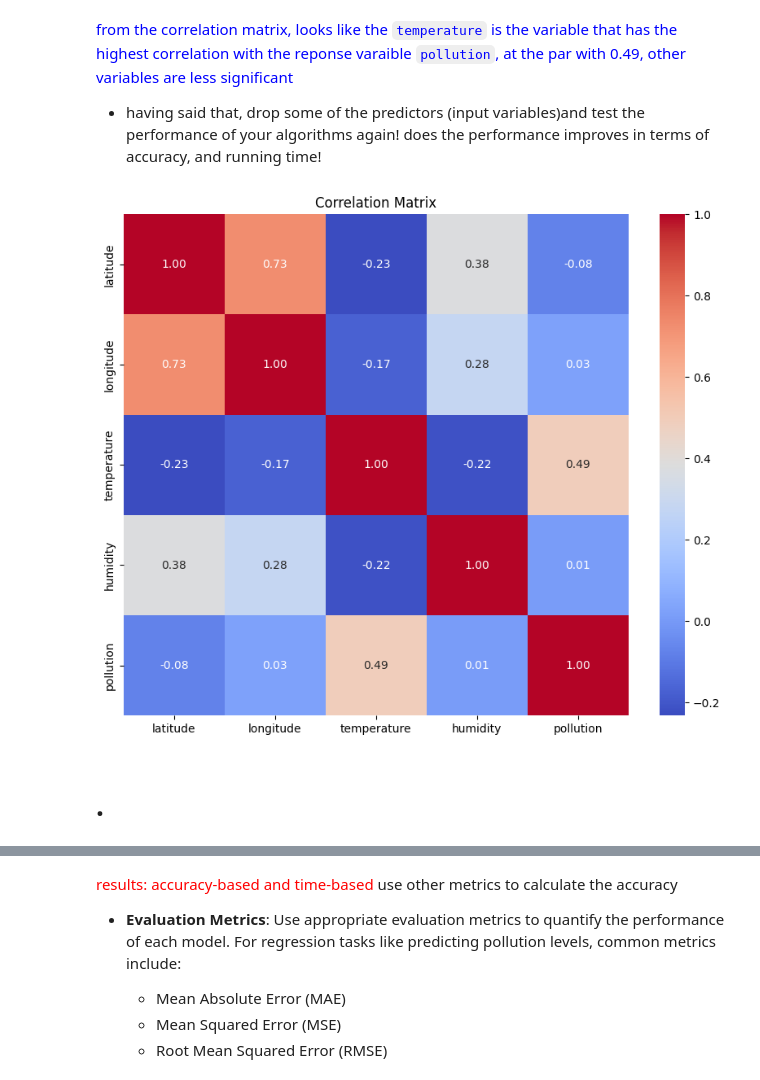
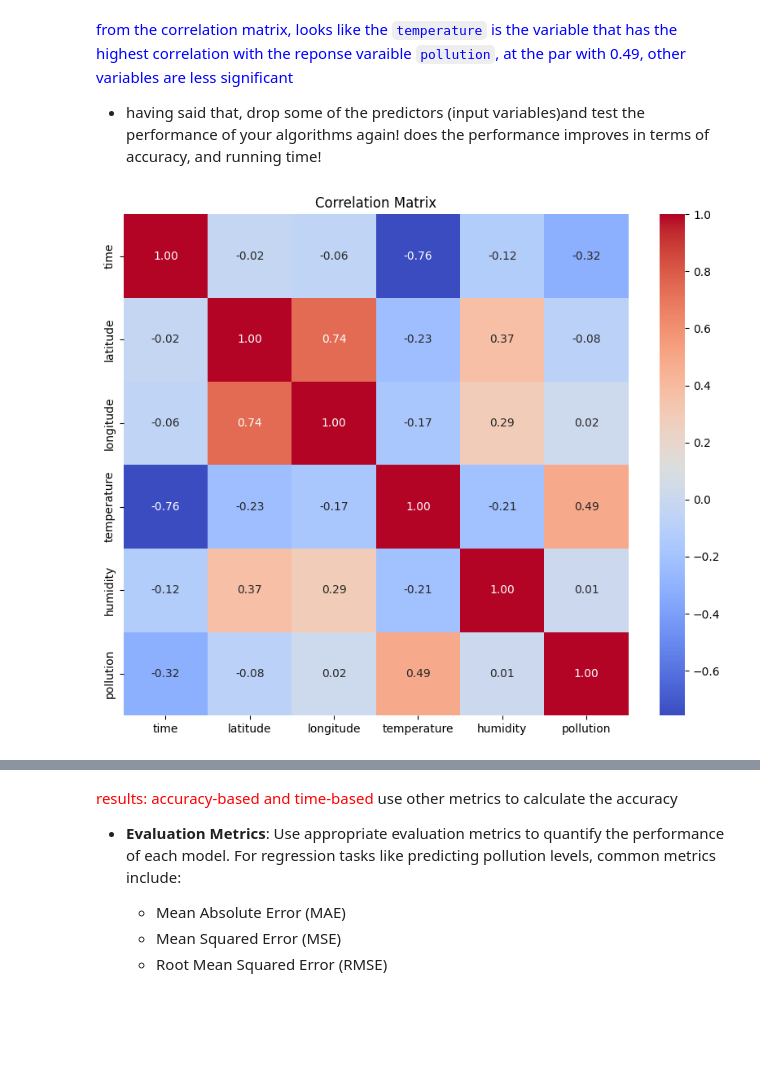
Before and after one commit to Dr-Isam-ALJAWARNEH/ds-project-lstm-forecasting, a Jupyter notebook: code/Project01_LSTM.ipynb, the cells around one changed output, grey strips where cells are left out. Saved outputs shown, nothing was run; the diff lists cells and outputs as text; code cells hidden in the pictures; blank space fills up the shorter version.

```diff
--- a/code/Project01_LSTM.ipynb
+++ b/code/Project01_LSTM.ipynb
@@ -249,0 +311,5 @@ merged_data.head()
+# %%
+# Taking 80% of data from each geohashed value
+stratified_proportions = merged_data['geohash'].value_counts().values * 0.8
+stratified_proportions = stratified_proportions.astype(int)
+stratified_proportions = stratified_proportions[stratified_proportions > 0]
@@ -249,0 +340,9 @@ merged_data.head()
+# %%
+#Stratified Sampling
+stratified_sampled_dataset = pd.DataFrame(columns=merged_data.columns)
+index = 0
+
+for geohash in merged_data['geohash'].value_counts().keys()[:len(stratified_proportions)].values:
+  sample = merged_data[merged_data['geohash'] == geohash].sample(stratified_proportions[index])
+  index += 1
+  stratified_sampled_dataset = pd.concat([stratified_sampled_dataset, sample])
@@ -250,3 +362,5 @@ merged_data.head()
+# %%
+merged_data = stratified_sampled_dataset
 # %%
 fig, ax = plt.subplots(figsize=(10, 6))
 
@@ -452,0 +582,12 @@ values=dataset.values
+# %%
+import numpy as np
+
+# Select the desired features and add the index as a new column
+dataset = merged_data[['latitude', 'longitude', 'temperature', 'humidity', 'pollution']]
+dataset['time'] = merged_data.index
+
+# Convert the datetime index to float timestamps
+dataset['time'] = dataset['time'].apply(lambda x: x.timestamp())
+
+# Convert the DataFrame to a NumPy array
+values_df = dataset[['time', 'latitude', 'longitude', 'temperature', 'humidity', 'pollution']]
@@ -489,25 +642,23 @@ pyplot.show()
 # %%
 import pandas as pd
 import seaborn as sns
 import matplotlib.pyplot as plt
 
 # Assuming you already have merged_data DataFrame
 
 # Calculate the correlation matrix
-correlation_matrix = dataset.corr()
+correlation_matrix = values_df.corr()
 
 # Set up the matplotlib figure
 plt.figure(figsize=(10, 8))
 
 # Draw the heatmap
 sns.heatmap(correlation_matrix, annot=True, cmap='coolwarm', fmt=".2f")
 
 # Add title
 plt.title('Correlation Matrix')
 
 # Show plot
 plt.show()
 # %% [output]
-[figure, old version]
+[figure, new version]
-# %% [markdown]
-# .
```
Also changed, not shown: parts of 132 cells of this notebook, 11 other files.
